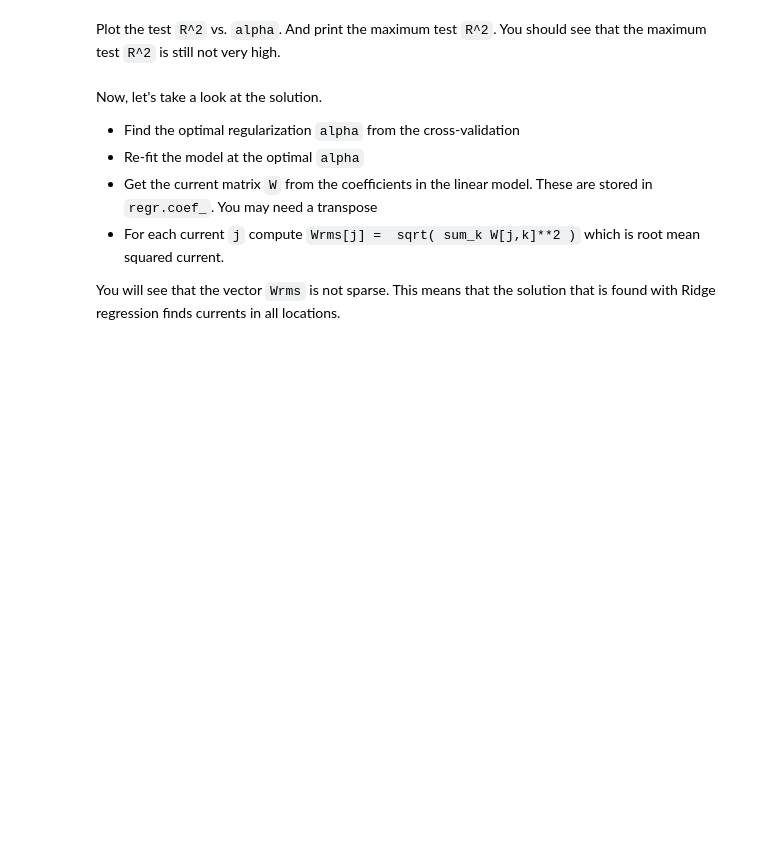
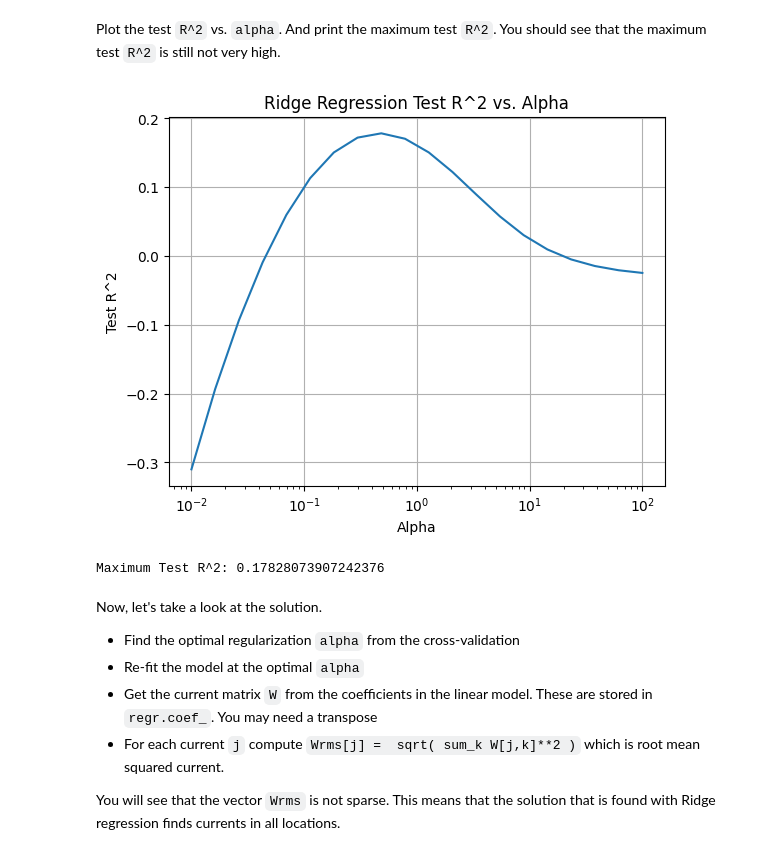
Before and after one commit to manovay/msml, a Jupyter notebook: unit05_lasso/lab_eeg_partial.ipynb, the cells around one changed output. Cells and saved outputs as stored; diff of their text form; code cells hidden in the pictures; blank space fills up the shorter version.

```diff
--- a/unit05_lasso/lab_eeg_partial.ipynb
+++ b/unit05_lasso/lab_eeg_partial.ipynb
@@ -93,2 +102,4 @@ First split the data into training and test.  Use the `train_test_split` functio
+# %%
+Xtr, Xts, Ytr, Yts = train_test_split(X, Y, test_size=0.33, random_state=42)
 # %% [markdown]
 Use the `Ridge` regression object in `sklearn` to fit the model on the training data.  Use a regularization, `alpha=1`.
@@ -98,2 +106,5 @@ Use the `Ridge` regression object in `sklearn` to fit the model on the training
+# %%
+regr = Ridge(alpha=1)
+regr.fit(Xtr, Ytr)
 # %% [markdown]
 Preict the values `Y` on both the training and test data.  Use the `r2_score` method to measure the `R^2` value on both the training and test.  You will see that `R^2` value is large for the training data, it is very low for the test data.  This suggest that even with regularization, the model is over-fitting the data.
@@ -103,0 +111,9 @@ Preict the values `Y` on both the training and test data.  Use the `r2_score` me
+# %%
+
+Ytr_pred = regr.predict(Xtr)
+Yts_pred = regr.predict(Xts)
+rsq_tr = r2_score(Ytr, Ytr_pred)
+rsq_ts = r2_score(Yts, Yts_pred)
+
+print("Training R^2:", rsq_tr)
+print("Test R^2:", rsq_ts)
@@ -108,2 +125,13 @@ Next, try to see if we can get a better `R^2` score using different values of `a
+# %%
+n_alpha = 20
+alpha_values = np.logspace(-2, 2, n_alpha)
+rsq_ts_values = []
+
+for alpha in alpha_values:
+    regr = Ridge(alpha=alpha)
+    regr.fit(Xtr, Ytr)
+    Yts_pred = regr.predict(Xts)
+    rsq_ts = r2_score(Yts, Yts_pred)
+    rsq_ts_values.append(rsq_ts)
 # %% [markdown]
 Plot the test `R^2` vs. `alpha`.  And print the maximum test `R^2`.  You should see that the maximum test `R^2` is still not very high.
@@ -112,3 +138,17 @@ Plot the test `R^2` vs. `alpha`.  And print the maximum test `R^2`.  You should
+# %%
+plt.figure()
+plt.semilogx(alpha_values, rsq_ts_values)
+plt.xlabel('Alpha')
+plt.ylabel('Test R^2')
+plt.title('Ridge Regression Test R^2 vs. Alpha')
+plt.grid(True)
+plt.show()
+
+max_rsq_ts = np.max(rsq_ts_values)
+print("Maximum Test R^2:", max_rsq_ts)
+# %% [output]
+[figure, added]
+Maximum Test R^2: 0.17828073907242376
 # %% [markdown]
 Now, let's take a look at the solution.
 
```
Also changed, not shown: parts of 22 cells of this notebook.
